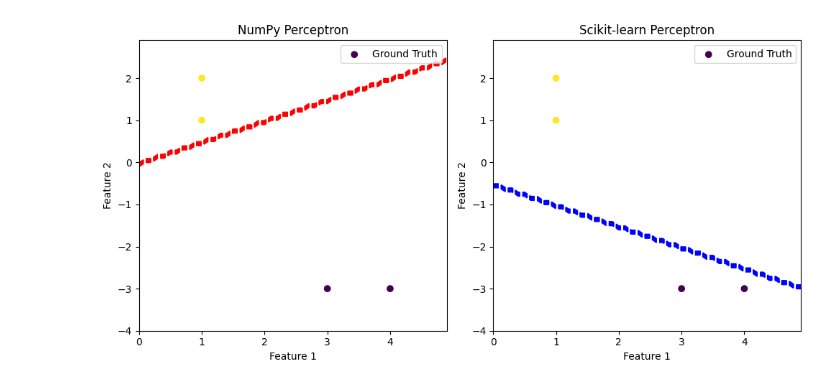
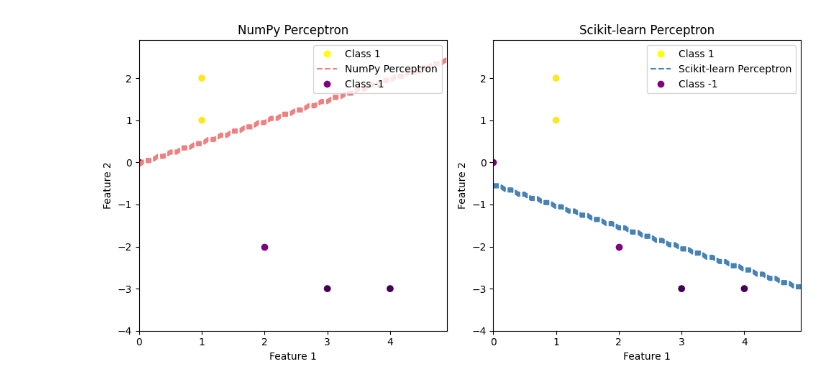
Before and after one commit to CGC12123/Machine-learning-course-design, a Jupyter notebook: sy3/sy3.ipynb, the cells around one changed output. Cells and saved outputs as stored; diff of their text form; code cells hidden in the pictures.

```diff
--- a/sy3/sy3.ipynb
+++ b/sy3/sy3.ipynb
@@ -2,6 +2,10 @@
 import numpy as np
 import matplotlib.pyplot as plt
 from sklearn.linear_model import Perceptron
+
+# 忽略警告
+import warnings
+warnings.filterwarnings("ignore")
 
 # 创建数据
 samples = np.array([[3, -3], [4, -3], [1, 1], [1, 2]])
@@ -15,7 +19,7 @@ class NumpyPerceptron:
 
     def predict(self, sample):
         activation = np.dot(sample, self.weights) + self.bias
-        return 1 / (1 + np.exp(-activation))
+        return np.sign(activation)
 
     def train(self, samples, labels, num_epochs=10, learning_rate=1):
         for epoch in range(num_epochs):
@@ -32,40 +36,60 @@ numpy_perceptron.train(samples, labels)
 # 使用Scikit-learn的Perceptron进行训练
 sklearn_perceptron = Perceptron()
 sklearn_perceptron.fit(samples, labels)
 
 # 创建画布
 fig, (ax1, ax2) = plt.subplots(1, 2, figsize=(10, 5))
 
 # 绘制数据点和决策边界（NumPy感知器）
-ax1.scatter(samples[:, 0], samples[:, 1], c=labels, cmap='viridis', label='Ground Truth')
+scatter = ax1.scatter(samples[:, 0], samples[:, 1], c=labels, cmap='viridis', label='Class 1')
 
 x_min, x_max = samples[:, 0].min() - 1, samples[:, 0].max() + 1
 y_min, y_max = samples[:, 1].min() - 1, samples[:, 1].max() + 1
 xx, yy = np.meshgrid(np.arange(x_min, x_max, 0.1), np.arange(y_min, y_max, 0.1))
 Z_numpy = numpy_perceptron.predict(np.c_[xx.ravel(), yy.ravel()])
-Z_numpy = np.where(Z_numpy > 0.5, 1, -1)
 Z_numpy = Z_numpy.reshape(xx.shape)
-ax1.contour(xx, yy, Z_numpy, colors='r', linestyles='dashed', label='NumPy Perceptron')
+contour = ax1.contour(xx, yy, Z_numpy, colors='lightcoral', linestyles='dashed', label='NumPy Perceptron')
+
+# 绘制紫色数据点和图例
+additional_samples = np.array([[2, -2], [0, 0]])  # 添加两个紫色数据点
+scatter_additional1 = ax1.scatter(additional_samples[:, 0], additional_samples[:, 1], c='purple', label='Class -1')
+
+# 创建图例元素并关联标签（左边图）
+legend_elements1 = [plt.Line2D([0], [0], marker='o', color='w', markerfacecolor='yellow', markersize=8, label='Class 1'),
+                   plt.Line2D([0], [0], linestyle='dashed', color='lightcoral', label='NumPy Perceptron'),
+                   plt.Line2D([0], [0], marker='o', color='w', markerfacecolor='purple', markersize=8, label='Class -1')]
+
+ax1.legend(handles=legend_elements1, loc='upper right')
 
 ax1.set_xlabel('Feature 1')
 ax1.set_ylabel('Feature 2')
-ax1.legend()
 ax1.set_title('NumPy Perceptron')
 
-# 绘制数据点和决策边界（Sklearn感知器）
-ax2.scatter(samples[:, 0], samples[:, 1], c=labels, cmap='viridis', label='Ground Truth')
+# 绘制数据点和决策边界（Scikit-learn感知器）
+scatter = ax2.scatter(samples[:, 0], samples[:, 1], c=labels, cmap='viridis', label='Class 1')
 
 Z_sklearn = sklearn_perceptron.predict(np.c_[xx.ravel(), yy.ravel()])
-Z_sklearn = np.where(Z_sklearn > 0.5, 1, -1)
 Z_sklearn = Z_sklearn.reshape(xx.shape)
-ax2.contour(xx, yy, Z_sklearn, colors='b', linestyles='dashed', label='Scikit-learn Perceptron')
+ax2.contour(xx, yy, Z_sklearn, colors='steelblue', linestyles='dashed',label='Scikit-learn Perceptron')
+
+# 绘制紫色数据点和图例
+scatter_additional2 = ax2.scatter(additional_samples[:, 0], additional_samples[:, 1], c='purple', label='Class -1')
+
+# 创建图例元素并关联标签（右边图）
+legend_elements2 = [plt.Line2D([0], [0], marker='o', color='w', markerfacecolor='yellow', markersize=8, label='Class 1'),
+                   plt.Line2D([0], [0], linestyle='dashed', color='steelblue', label='Scikit-learn Perceptron'),
+                   plt.Line2D([0], [0], marker='o', color='w', markerfacecolor='purple', markersize=8, label='Class -1')]
+
+ax2.legend(handles=legend_elements2, loc='upper right')
 
 ax2.set_xlabel('Feature 1')
 ax2.set_ylabel('Feature 2')
-ax2.legend()
 ax2.set_title('Scikit-learn Perceptron')
 
+# 调整子图间的间距
 plt.tight_layout()
+
+# 显示图形
 plt.show()
 # %% [output]
-[figure, old version]
+[figure, new version]
```
